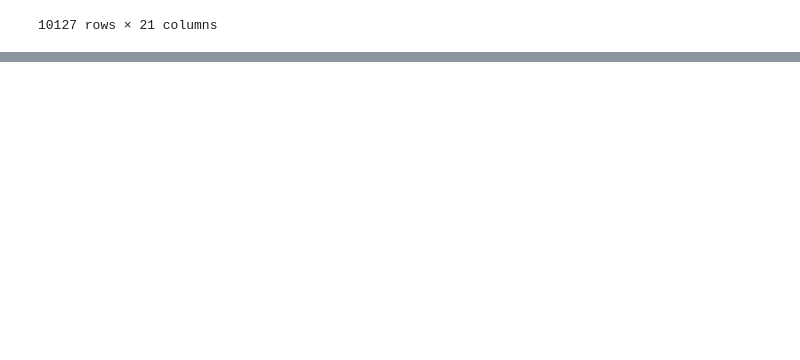
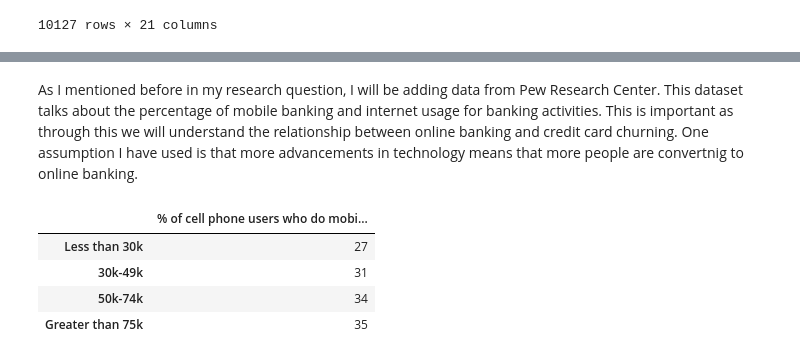
Before and after one commit to ubco-W2022T2-data301/project-group-group-20, a Jupyter notebook: analysis/analysis1.ipynb, the cells around one changed output, grey strips where cells are left out. Drawn from its saved outputs; the diff is of its cells as text; code cells hidden in the pictures; blank space fills up the shorter version.

```diff
--- a/analysis/analysis1.ipynb
+++ b/analysis/analysis1.ipynb
@@ -50,0 +110,13 @@ df2
+# %% [markdown]
+As I mentioned before in my research question, I will be adding data from Pew Research Center. This dataset talks about the percentage of mobile banking and internet usage for banking activities. This is important as through this we will understand the relationship between online banking and credit card churning.
+One assumption I have used is that more advancements in technology means that more people are convertnig to online banking.
+# %%
+data = pd.DataFrame({'% of cell phone users who do mobile banking': [27,31,34,35]},
+                  index=['Less than 30k', '30k-49k','50k-74k','Greater than 75k'])
+data
+# %% [output]
+|  | % of cell phone users who do mobi... |
+| Less than 30k | 27 |
+| 30k-49k | 31 |
+| 50k-74k | 34 |
+| Greater than 75k | 35 |
```
Also changed, not shown: parts of 14 cells of this notebook.
